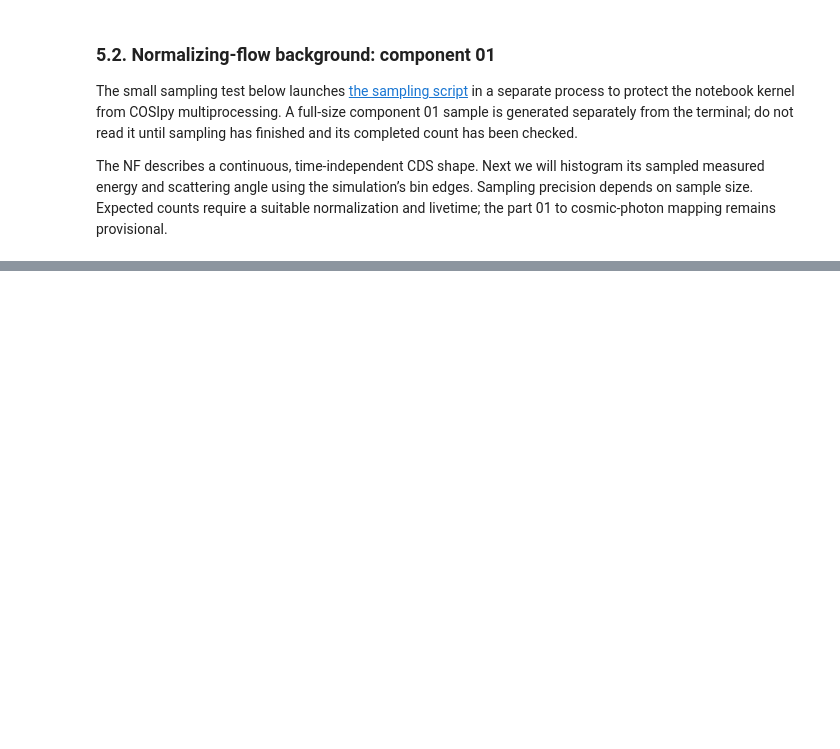
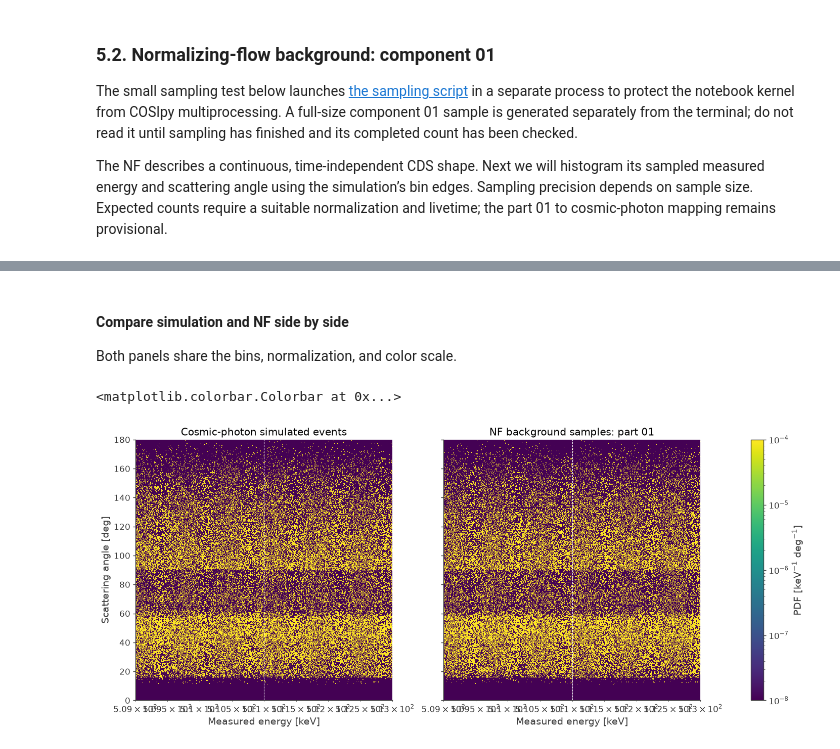
Before and after one commit to mquezada13/cosipy-background-nf, a Jupyter notebook: notebooks/06_inspect_time_independent_background.ipynb, the cells around one changed output, grey strips where cells are left out. Saved outputs shown, nothing was run; the diff lists cells and outputs as text; code cells hidden in the pictures; blank space fills up the shorter version.

```diff
--- a/notebooks/06_inspect_time_independent_background.ipynb
+++ b/notebooks/06_inspect_time_independent_background.ipynb
@@ -326,0 +367,32 @@ WARNING FutureWarning: `torch.jit.script` is deprecated. Please switch to `torch
+# %% [markdown]
+#### Compare simulation and NF side by side
+
+Both panels share the bins, normalization, and color scale.
+# %%
+fig, axes = plt.subplots(1, 2, figsize=(14, 6), sharey=True, layout="constrained")
+
+panels = [
+    (egb_density, "Cosmic-photon simulated events"),
+    (nf_density, "NF background samples: part 01"),
+]
+
+for ax, (density, title) in zip(axes, panels):
+    mesh = ax.pcolormesh(
+        energy_edges,
+        phi_edges,
+        density.T,
+        norm=LogNorm(vmin=1e-8, vmax=1e-4),
+        cmap=cmap,
+        shading="auto",
+    )
+    ax.set_xscale("log")
+    ax.axvline(511, color="white", lw=0.8, ls="--")  # 511 keV window
+    ax.set_xlabel("Measured energy [keV]")
+    ax.set_title(title)
+
+axes[0].set_ylabel("Scattering angle [deg]")
+
+fig.colorbar(mesh, ax=axes, label=r"PDF [keV$^{-1}$ deg$^{-1}$]")
+# %% [output]
+<matplotlib.colorbar.Colorbar at 0x...>
+[figure, added]
```
Also changed, not shown: parts of 19 cells of this notebook.
